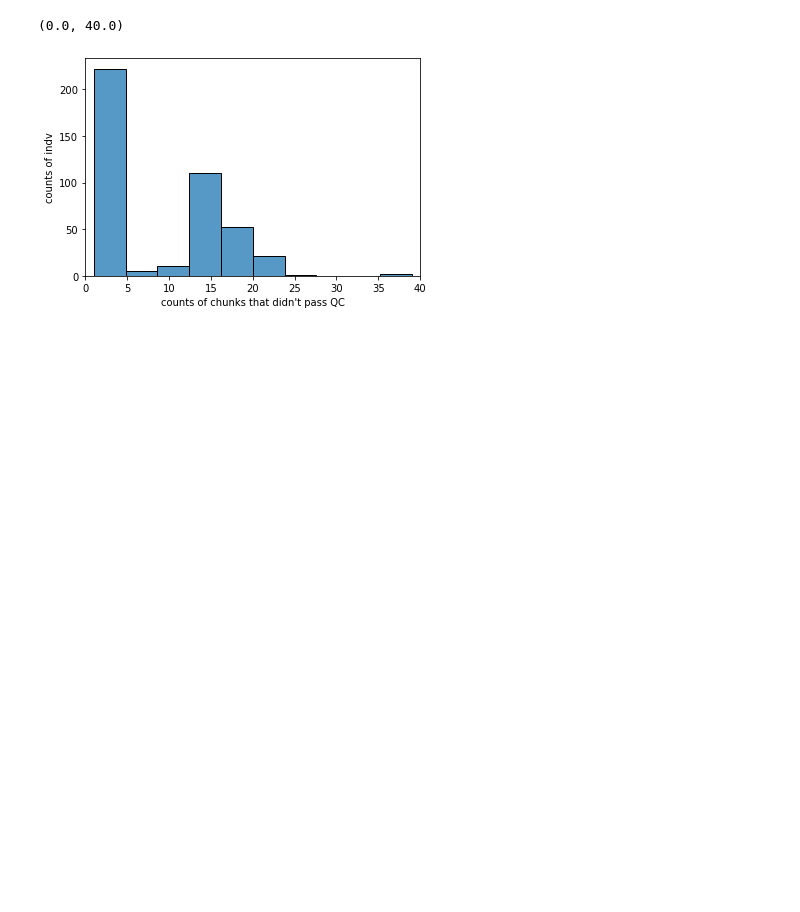
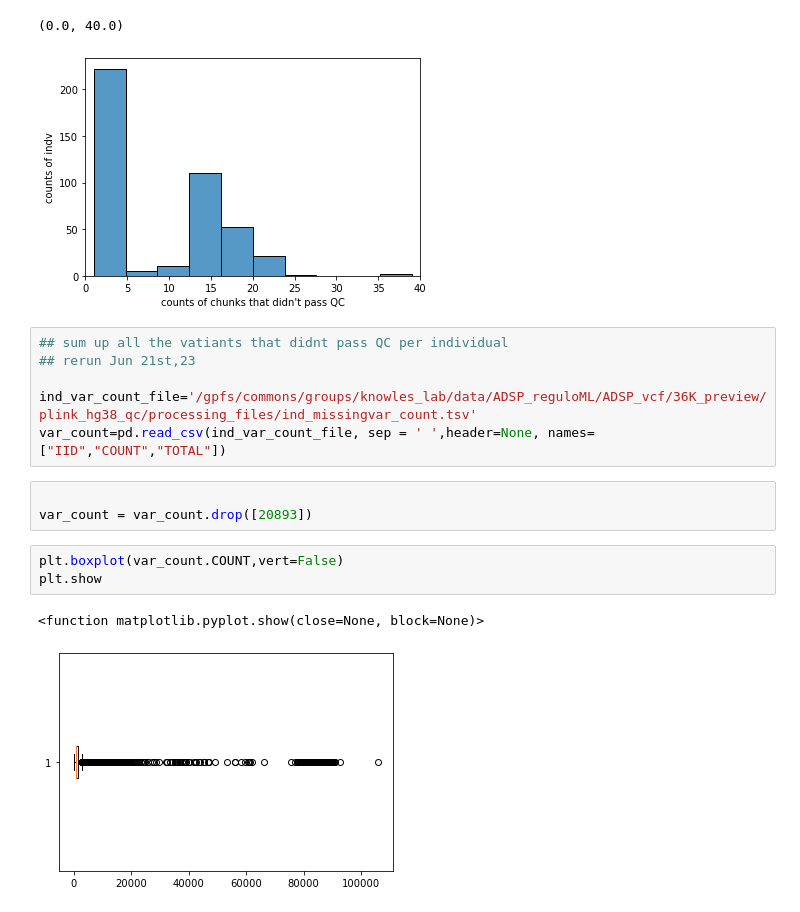
Before and after one commit to teresa-sansan/ADSP_polyfun, a Jupyter notebook: analysis/36k_indv_qc.ipynb, the cells around one changed output. Drawn from its saved outputs; the diff is of its cells as text; blank space fills up the shorter version.

```diff
--- a/analysis/36k_indv_qc.ipynb
+++ b/analysis/36k_indv_qc.ipynb
@@ -78,3 +78,18 @@ plt.xlim(0, 40)
 # %% [output]
 (0.0, 40.0)
 [figure]
+# %%
+## sum up all the vatiants that didnt pass QC per individual
+## rerun Jun 21st,23
+
+ind_var_count_file='/gpfs/commons/groups/knowles_lab/data/ADSP_reguloML/ADSP_vcf/36K_preview/plink_hg38_qc/processing_files/ind_missingvar_count.tsv'
+var_count=pd.read_csv(ind_var_count_file, sep = ' ',header=None, names=["IID","COUNT","TOTAL"])
+# %%
+
+var_count = var_count.drop([20893])
+# %%
+plt.boxplot(var_count.COUNT,vert=False)
+plt.show
+# %% [output]
+<function matplotlib.pyplot.show(close=None, block=None)>
+[figure, added]
```
Also changed, not shown: parts of 7 cells of this notebook, 1 other file.
